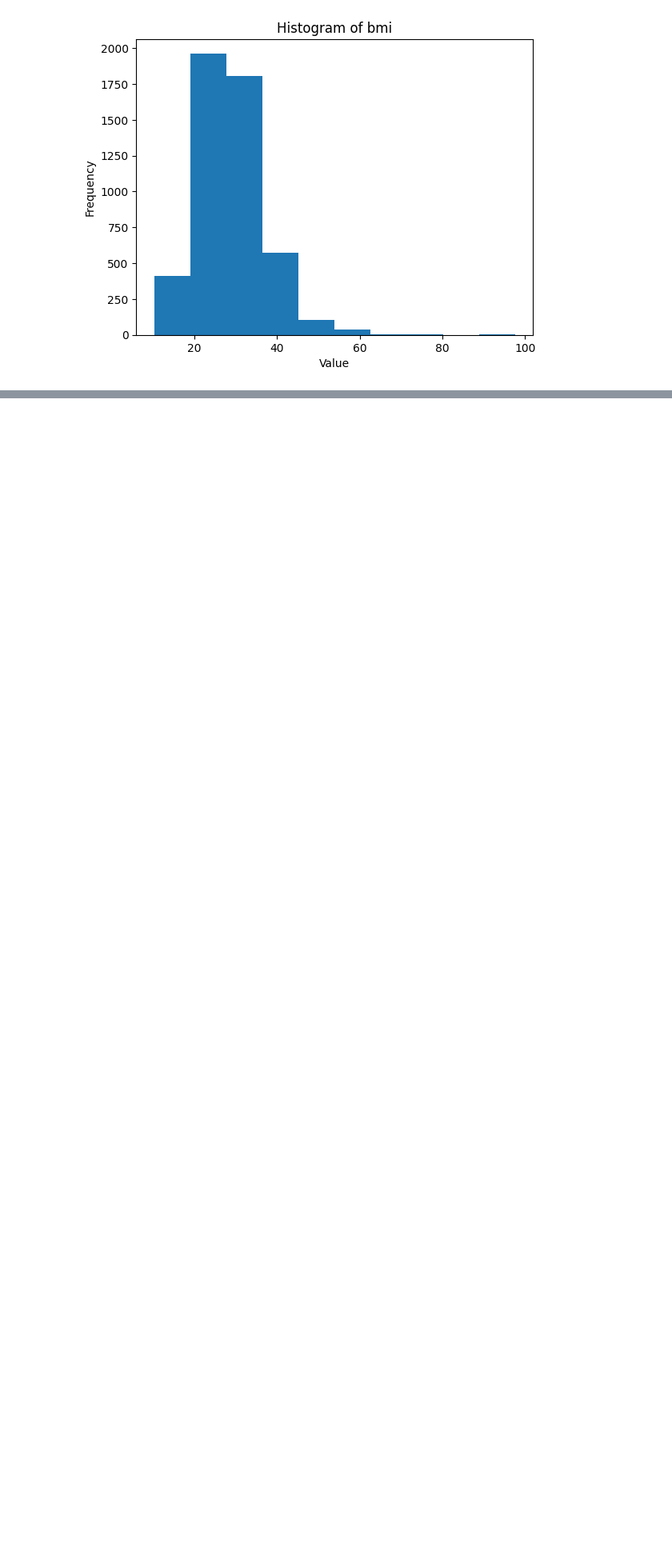
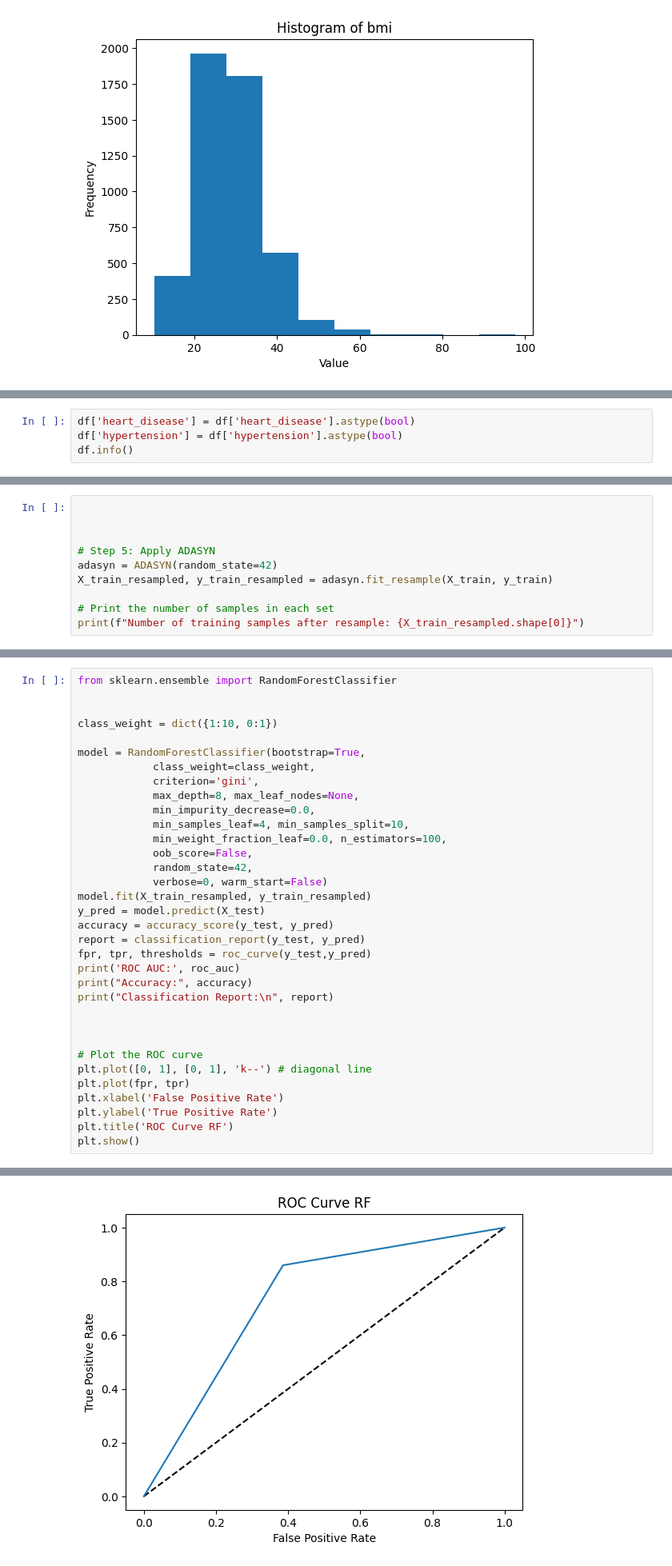
Before and after one commit to romanbash/DTSA-5509---final-project, a Jupyter notebook: stroke_prediction_dataset.ipynb, the cells around one changed output, grey strips where cells are left out. Shown at 80% size. Cells and saved outputs as stored; diff of their text form; blank space fills up the shorter version.

```diff
--- a/stroke_prediction_dataset.ipynb
+++ b/stroke_prediction_dataset.ipynb
@@ -373,0 +489,4 @@ Kurtosis: 3.3626591656236746
+# %%
+df['heart_disease'] = df['heart_disease'].astype(bool)
+df['hypertension'] = df['hypertension'].astype(bool)
+df.info()
@@ -428,3 +588,13 @@ print(f"Number of testing samples: {X_test.shape[0]}")
 # %% [output]
 Number of training samples: 4088
 Number of testing samples: 1022
+# %%
+
+
+
+# Step 5: Apply ADASYN
+adasyn = ADASYN(random_state=42)
+X_train_resampled, y_train_resampled = adasyn.fit_resample(X_train, y_train)
+
+# Print the number of samples in each set
+print(f"Number of training samples after resample: {X_train_resampled.shape[0]}")
@@ -430,0 +603,35 @@ Number of testing samples: 1022
+# %%
+from sklearn.ensemble import RandomForestClassifier
+
+
+class_weight = dict({1:10, 0:1})
+
+model = RandomForestClassifier(bootstrap=True,
+            class_weight=class_weight,
+            criterion='gini',
+            max_depth=8, max_leaf_nodes=None,
+            min_impurity_decrease=0.0,
+            min_samples_leaf=4, min_samples_split=10,
+            min_weight_fraction_leaf=0.0, n_estimators=100,
+            oob_score=False,
+            random_state=42,
+            verbose=0, warm_start=False)
+model.fit(X_train_resampled, y_train_resampled)
+y_pred = model.predict(X_test)
+accuracy = accuracy_score(y_test, y_pred)
+report = classification_report(y_test, y_pred)
+fpr, tpr, thresholds = roc_curve(y_test,y_pred)
+print('ROC AUC:', roc_auc)
+print("Accuracy:", accuracy)
+print("Classification Report:\n", report)
+
+
+
+# Plot the ROC curve
+plt.plot([0, 1], [0, 1], 'k--') # diagonal line
+plt.plot(fpr, tpr)
+plt.xlabel('False Positive Rate')
+plt.ylabel('True Positive Rate')
+plt.title('ROC Curve RF')
+plt.show()
+# %% [output]
@@ -430,0 +649 @@ Number of testing samples: 1022
+[figure, added]
```
Also changed, not shown: parts of 59 cells of this notebook.
